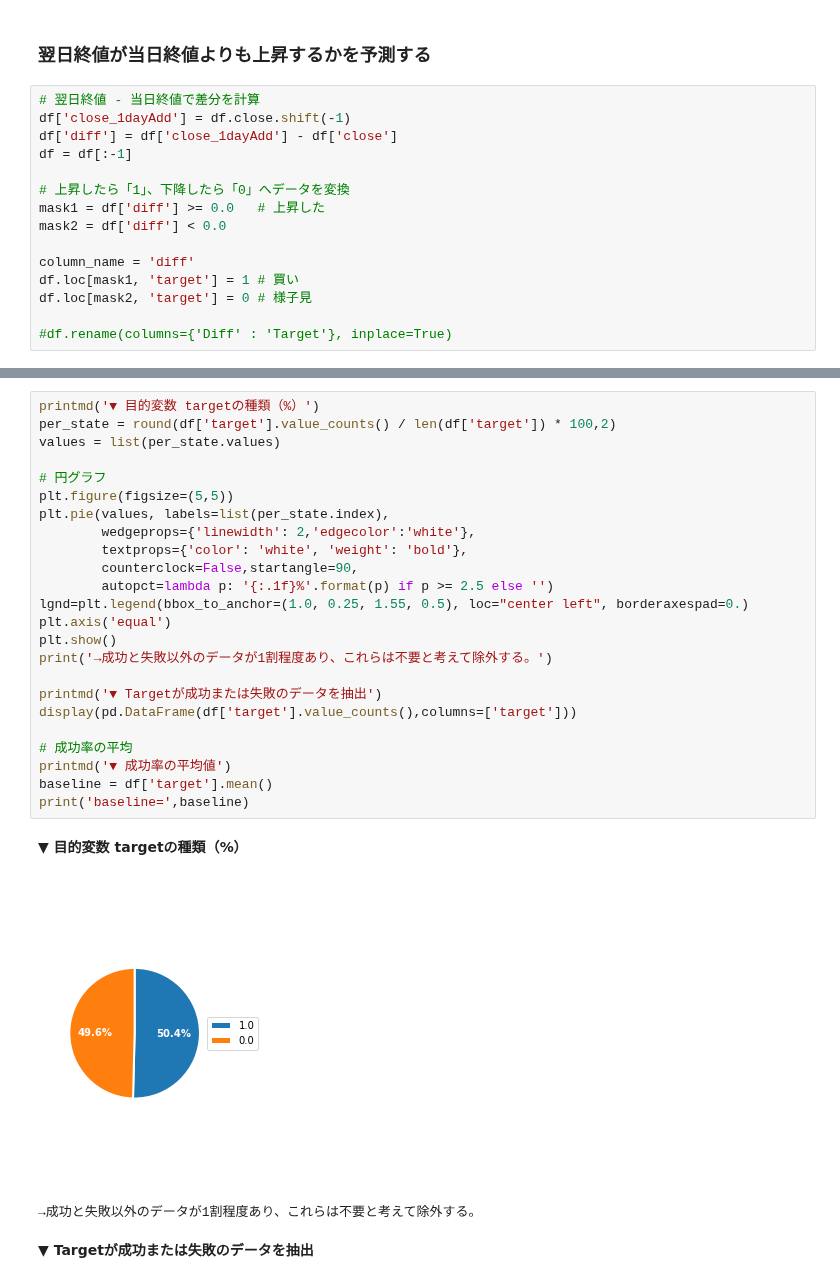
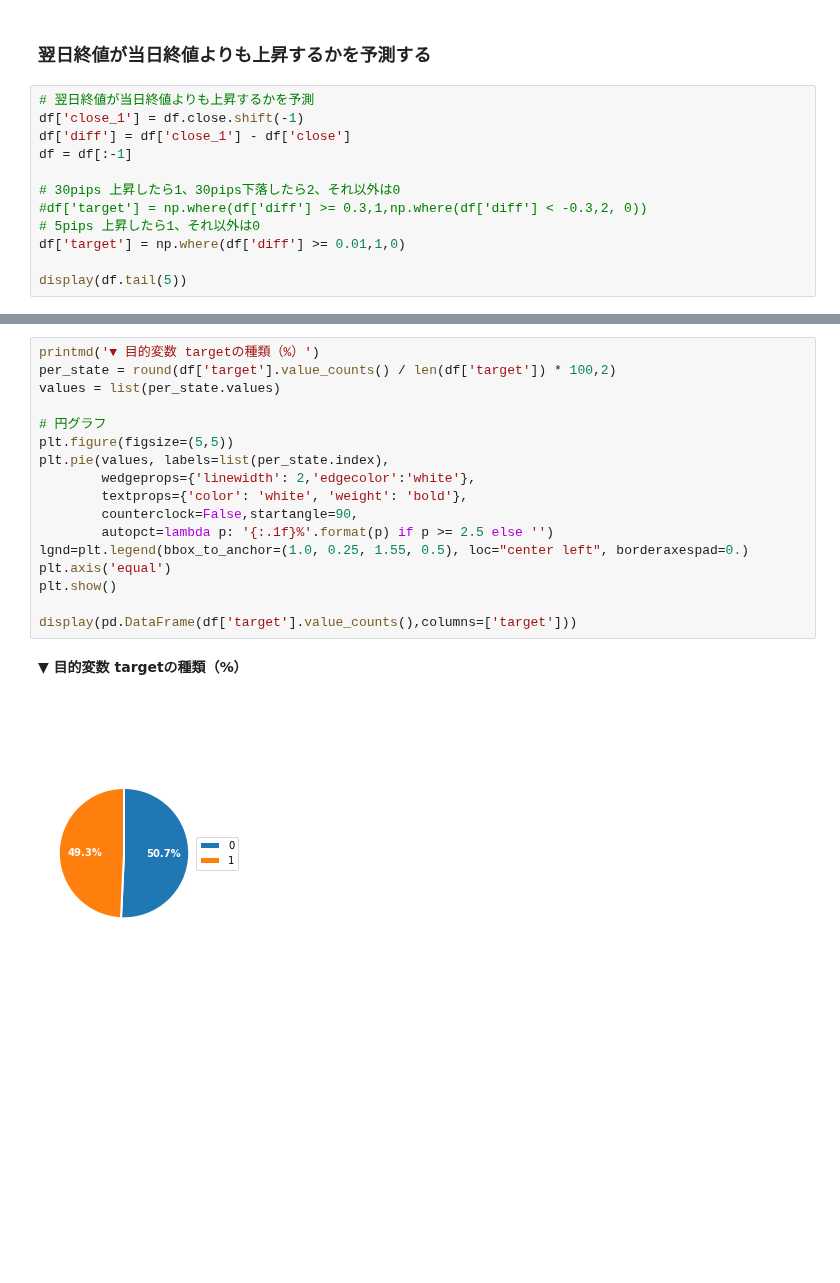
Before and after one commit to arsma12/MLDL, a Jupyter notebook: StockPriceForecast/FX_USDJPY_01.ipynb, the cells around one changed output, grey strips where cells are left out. Cells and saved outputs as stored; diff of their text form; blank space fills up the shorter version.

```diff
--- a/StockPriceForecast/FX_USDJPY_01.ipynb
+++ b/StockPriceForecast/FX_USDJPY_01.ipynb
@@ -337,17 +390,14 @@ plt.show()
 # %% [markdown]
 ### 翌日終値が当日終値よりも上昇するかを予測する
-# %%
-# 翌日終値 - 当日終値で差分を計算
-df['close_1dayAdd'] = df.close.shift(-1)
-df['diff'] = df['close_1dayAdd'] - df['close']
-df = df[:-1]
-
-# 上昇したら「1」、下降したら「0」へデータを変換
-mask1 = df['diff'] >= 0.0   # 上昇した
-mask2 = df['diff'] < 0.0
-
-column_name = 'diff'
-df.loc[mask1, 'target'] = 1 # 買い
-df.loc[mask2, 'target'] = 0 # 様子見
-
-#df.rename(columns={'Diff' : 'Target'}, inplace=True)
+# %%
+# 翌日終値が当日終値よりも上昇するかを予測
+df['close_1'] = df.close.shift(-1)
+df['diff'] = df['close_1'] - df['close']
+df = df[:-1]
+
+# 30pips 上昇したら1、30pips下落したら2、それ以外は0
+#df['target'] = np.where(df['diff'] >= 0.3,1,np.where(df['diff'] < -0.3,2, 0))
+# 5pips 上昇したら1、それ以外は0
+df['target'] = np.where(df['diff'] >= 0.01,1,0)
+
+display(df.tail(5))
@@ -354,34 +411,23 @@ df.loc[mask2, 'target'] = 0 # 様子見
 # %%
 printmd('▼ 目的変数 targetの種類（%）')
 per_state = round(df['target'].value_counts() / len(df['target']) * 100,2)
 values = list(per_state.values)
 
 # 円グラフ
 plt.figure(figsize=(5,5))
 plt.pie(values, labels=list(per_state.index),
         wedgeprops={'linewidth': 2,'edgecolor':'white'},
         textprops={'color': 'white', 'weight': 'bold'},
         counterclock=False,startangle=90,
         autopct=lambda p: '{:.1f}%'.format(p) if p >= 2.5 else '')
 lgnd=plt.legend(bbox_to_anchor=(1.0, 0.25, 1.55, 0.5), loc="center left", borderaxespad=0.)
 plt.axis('equal')
 plt.show()
-print('→成功と失敗以外のデータが1割程度あり、これらは不要と考えて除外する。')
 
-printmd('▼ Targetが成功または失敗のデータを抽出')
 display(pd.DataFrame(df['target'].value_counts(),columns=['target']))
-
-# 成功率の平均
-printmd('▼ 成功率の平均値')
-baseline = df['target'].mean()
-print('baseline=',baseline)
 # %% [output]
 
 
 **▼ 目的変数 targetの種類（%）**
-[figure, old version]
+[figure, new version]
-→成功と失敗以外のデータが1割程度あり、これらは不要と考えて除外する。
-
-
-**▼ Targetが成功または失敗のデータを抽出**
 |  | target |
```
Also changed, not shown: parts of 13 cells of this notebook.
